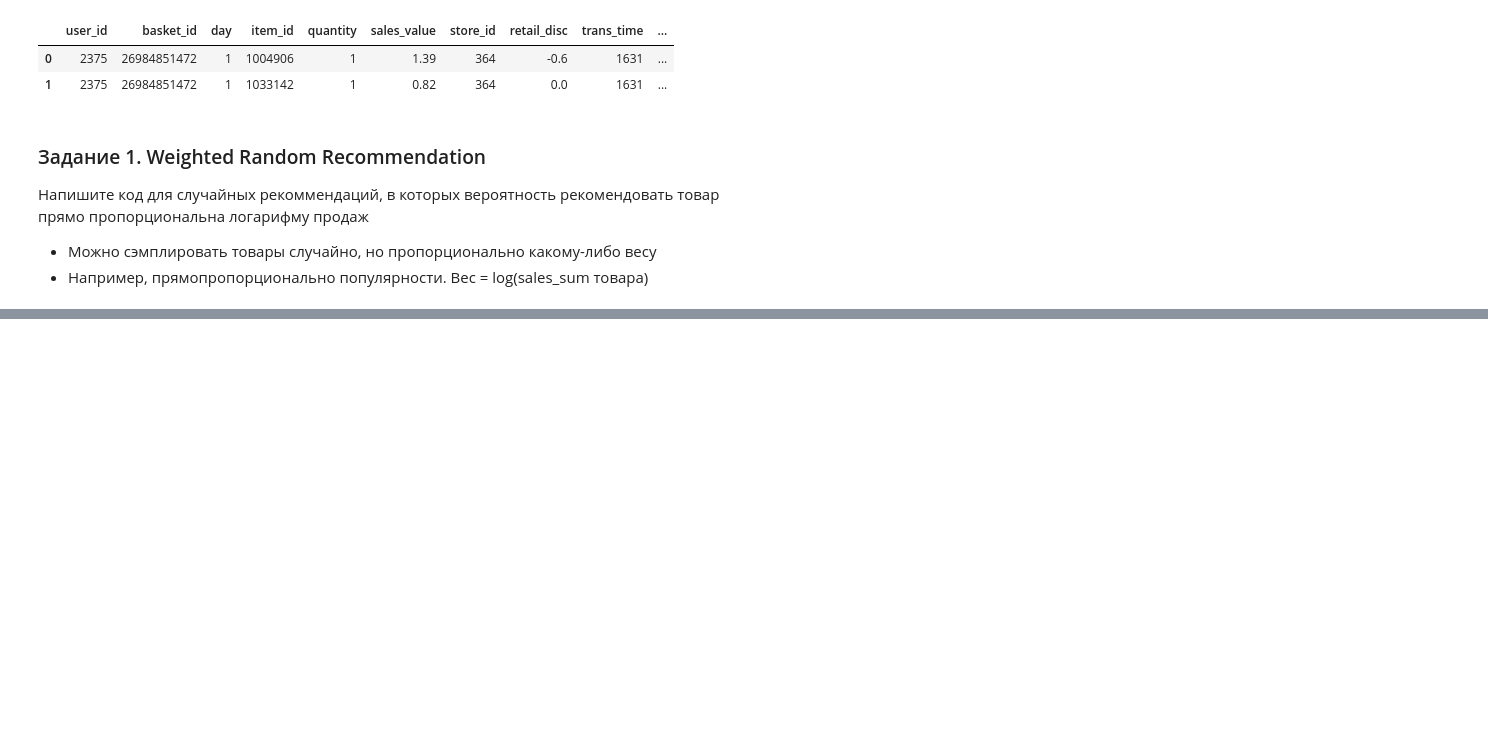
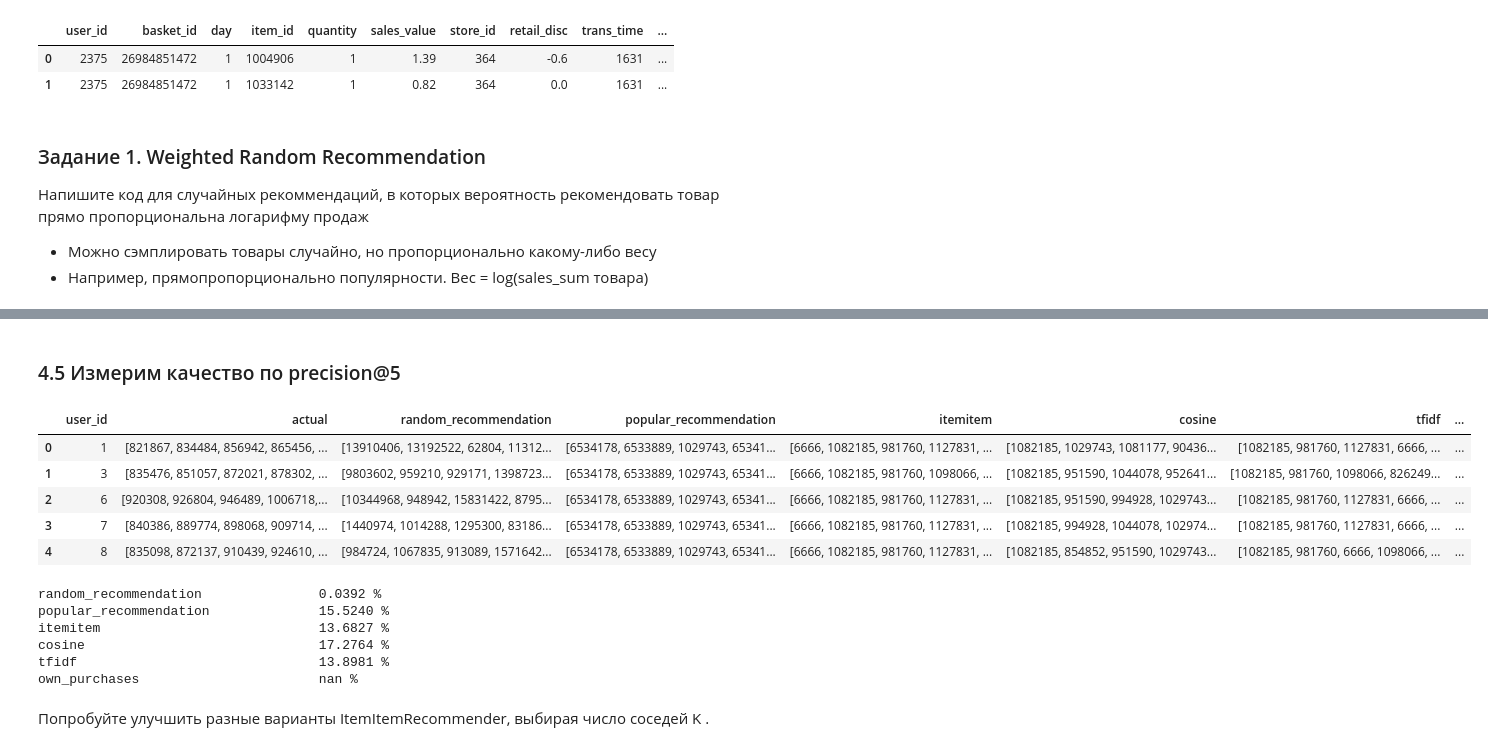
Before and after one commit to Ksenia-90/recommender_systems, a Jupyter notebook: HW_2_.ipynb, the cells around one changed output, grey strips where cells are left out. Drawn from its saved outputs; the diff is of its cells as text; code cells hidden in the pictures; blank space fills up the shorter version.

```diff
--- a/HW_2_.ipynb
+++ b/HW_2_.ipynb
@@ -93,0 +333,11 @@ items_weight.weight.sum()
+# %%
+%%time
+
+result['cosine'] = result['user_id'].\
+    apply(lambda x: [id_to_itemid[rec[0]] for rec in
+                    model.recommend(userid=userid_to_id[x],
+                                    user_items=sparse_user_item,   # на вход user-item matrix
+                                    N=5,
+                                    filter_already_liked_items=False,
+                                    filter_items=None,
+                                    recalculate_user=True)])
@@ -93,0 +383,11 @@ items_weight.weight.sum()
+# %%
+%%time
+
+result['tfidf'] = result['user_id'].\
+    apply(lambda x: [id_to_itemid[rec[0]] for rec in
+                    model.recommend(userid=userid_to_id[x],
+                                    user_items=sparse_user_item,   # на вход user-item matrix
+                                    N=5,
+                                    filter_already_liked_items=False,
+                                    filter_items=False,
+                                    recalculate_user=False)])
@@ -93,0 +408,8 @@ items_weight.weight.sum()
+# %%
+%%time
+
+model = ItemItemRecommender(K=1, num_threads=4) # K - кол-во билжайших соседей
+
+
+model.fit(csr_matrix(user_item_matrix).T.tocsr(),
+          show_progress=True)
@@ -93,0 +419,11 @@ items_weight.weight.sum()
+# %%
+%%time
+
+result['own_purchases'] = result['user_id'].\
+    apply(lambda x: [id_to_itemid[rec[0]] for rec in
+                    model.recommend(userid=userid_to_id[x],
+                                    user_items=sparse_user_item,   # на вход user-item matrix
+                                    N=5,
+                                    filter_already_liked_items=False,
+                                    filter_items=[itemid_to_id[6666]],
+                                    recalculate_user=True)])
@@ -93,0 +433,11 @@ items_weight.weight.sum()
+# %% [markdown]
+### 4.5 Измерим качество по precision@5
+# %%
+result.head(5)
+# %% [output]
+|  | user_id | actual | random_recommendation | popular_recommendation | itemitem | cosine | tfidf | ... |
+| 0 | 1 | [821867, 834484, 856942, 865456, ... | [13910406, 13192522, 62804, 11312... | [6534178, 6533889, 1029743, 65341... | [6666, 1082185, 981760, 1127831, ... | [1082185, 1029743, 1081177, 90436... | [1082185, 981760, 1127831, 6666, ... | ... |
+| 1 | 3 | [835476, 851057, 872021, 878302, ... | [9803602, 959210, 929171, 1398723... | [6534178, 6533889, 1029743, 65341... | [6666, 1082185, 981760, 1098066, ... | [1082185, 951590, 1044078, 952641... | [1082185, 981760, 1098066, 826249... | ... |
+| 2 | 6 | [920308, 926804, 946489, 1006718,... | [10344968, 948942, 15831422, 8795... | [6534178, 6533889, 1029743, 65341... | [6666, 1082185, 981760, 1127831, ... | [1082185, 951590, 994928, 1029743... | [1082185, 981760, 1127831, 6666, ... | ... |
+| 3 | 7 | [840386, 889774, 898068, 909714, ... | [1440974, 1014288, 1295300, 83186... | [6534178, 6533889, 1029743, 65341... | [6666, 1082185, 981760, 1127831, ... | [1082185, 994928, 1044078, 102974... | [1082185, 981760, 1127831, 6666, ... | ... |
+| 4 | 8 | [835098, 872137, 910439, 924610, ... | [984724, 1067835, 913089, 1571642... | [6534178, 6533889, 1029743, 65341... | [6666, 1082185, 981760, 1127831, ... | [1082185, 854852, 951590, 1029743... | [1082185, 981760, 6666, 1098066, ... | ... |
@@ -93,0 +463,21 @@ items_weight.weight.sum()
+# %%
+def average_precision_at_k(recommended_matrix, bought_matrix, k=5):
+
+    rows_count = bought_matrix.shape[0]
+    precisions_by_row = [precision_at_k(recommended_matrix[i], bought_matrix[i], k) for i in range(rows_count)]
+    precisions_mean = np.mean(precisions_by_row)
+
+    return precisions_mean
+
+columns = result.columns.drop(['user_id', 'actual'])
+
+for column in columns:
+    precisions_mean = average_precision_at_k(result[column], result.actual, k=5)
+    print('{:35} {:.4f} %'.format(column, precisions_mean * 100))
+# %% [output]
+random_recommendation               0.0392 %
+popular_recommendation              15.5240 %
+itemitem                            13.6827 %
+cosine                              17.2764 %
+tfidf                               13.8981 %
+own_purchases                       nan %
@@ -93,0 +486,2 @@ items_weight.weight.sum()
+# %% [markdown]
+Попробуйте улучшить разные варианты ItemItemRecommender, выбирая число соседей  K .
```
Also changed, not shown: parts of 48 cells of this notebook.
